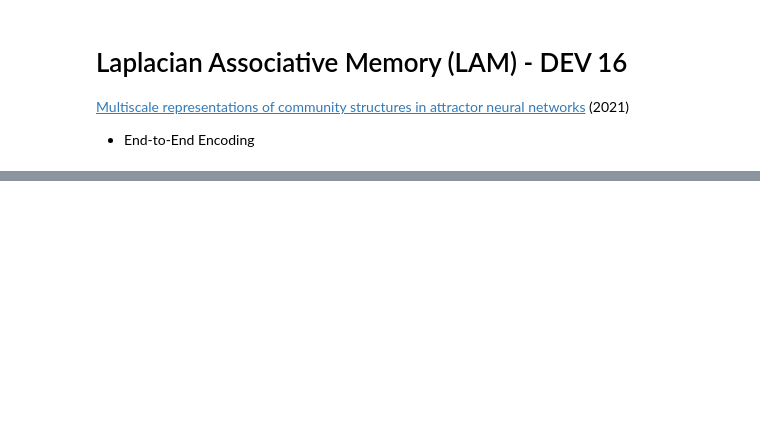
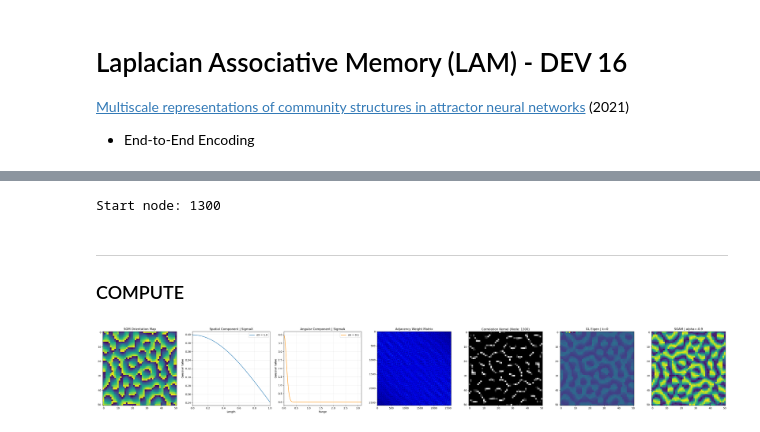
Before and after one commit to epochlab/LAM, a Jupyter notebook: lab/build_dev_16.ipynb, the cells around one changed output, grey strips where cells are left out. Saved outputs shown, nothing was run; the diff lists cells and outputs as text; code cells hidden in the pictures; blank space fills up the shorter version.

Commit message:
Fix sigmaX dist 1.0

```diff
--- a/lab/build_dev_16.ipynb
+++ b/lab/build_dev_16.ipynb
@@ -16,8 +20,7 @@ import matplotlib.pyplot as plt
 # %%
-# Load SOM Angular Component Map
 src = np.load('../data/mat/SOM_orient_v1.npy')
-src = libtools.downsample(src, 1)
+src = libtools.downsample(src, 4)
+
 print(src.shape)
-
 print('Theta θ | min:', round(src.min(),4), 'max:', round(src.max(),4))
 # %% [output]
@@ -62,0 +33,72 @@ plt.tight_layout()
+# %%
+N = 8192                            # Neurons | Default: 30000
+prob = 0.1                          # Sparsity
+eta = 0.01                          # Epsilon / Learning rate
+epochs = 3000                       # Steps
+gamma = 0.6                         # Inhibition ratio
+norm_mode = 'asym'                  # Asymmetric Normalisation
+alpha = -0.9                        # Ratio between local and global inhibition
+P = src.shape[0] * src.shape[1]     # N Nodes
+
+# Init condition (Center cell)
+start_node = int(int(src.shape[0]/2) * src.shape[1] + int(src.shape[0]/2))
+print('Start node:', start_node)
+# %% [output]
+Start node: 1300
+# %% [markdown]
+---
+
+### COMPUTE
+# %%
+sigmaX = 1.0
+sigmaA = 0.1
+
+W = libtools.construct_SOAM(src, sigmaX, sigmaA)
+
+_, v = libtools.GL_eigen(W, 'asym')
+
+graph = LAM(N, P, prob, W, gamma, "asym")
+graph._set_weight(alpha)
+m_log, obj_log = graph.simulate_single(alpha, eta, epochs, start_node)
+m = m_log[-1,:]
+# %%
+plt.figure(figsize=(35,5))
+plt.subplot(1, 7, 1)
+plt.imshow(src)
+plt.title('SOM Orientation Map')
+
+dist_s = np.linspace(0, 1, 100)
+dist_a = np.linspace(0, np.pi, 100)
+
+plt.subplot(1, 7, 2)
+plt.plot(dist_s, libtools.gaussian(dist_s, sigmaX), label=f'σX = {sigmaX}')
+plt.title('Spatial Component | SigmaX')
+plt.xlabel('Length'), plt.ylabel('Gaussian Value')
+plt.xlim([0, 1]), plt.grid(alpha=0.25), plt.legend()
+
+plt.subplot(1, 7, 3)
+plt.plot(dist_a, libtools.gaussian(dist_a, sigmaA), 'darkorange', label=f'σA = {sigmaA}')
+plt.title('Angular Component | SigmaA')
+plt.xlabel('Range'), plt.ylabel('Gaussian Value')
+plt.xlim([0, np.pi]), plt.grid(alpha=0.25), plt.legend()
+
+plt.subplot(1, 7, 4)
+plt.imshow(W, 'jet')
+plt.title('Adjacency Weight Matrix')
+
+plt.subplot(1, 7, 5)
+plt.imshow(W[start_node].reshape(src.shape), 'gray')
+plt.title('Correlation Kernel (Node: ' + str(start_node) + ')')
+
+plt.subplot(1, 7, 6)
+k = 0
+plt.imshow(v[:,k].reshape(src.shape), vmin=np.min(v[:,k]), vmax=np.max(v[:,k]))
+plt.title('GL Eigen | k='+ str(k))
+
+plt.subplot(1, 7, 7)
+plt.imshow(m.reshape(src.shape), vmin=np.min(m), vmax=np.max(m))
+plt.title('SOAM | alpha=' + str(alpha)), plt.tight_layout()
+
+plt.tight_layout()
+# %% [output]
+[figure, added]
```
Also changed, not shown: parts of 8 cells of this notebook, 1 other file.
